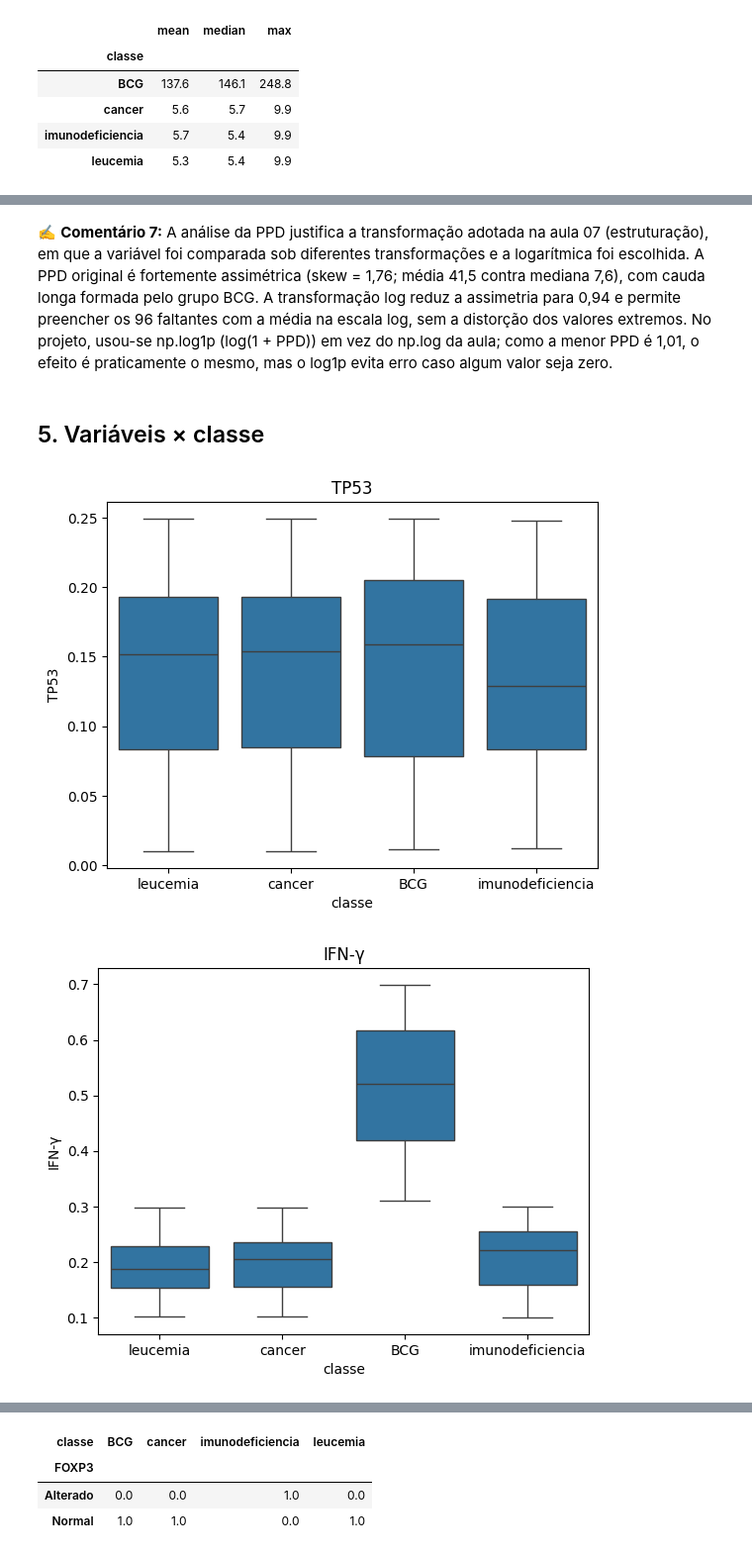
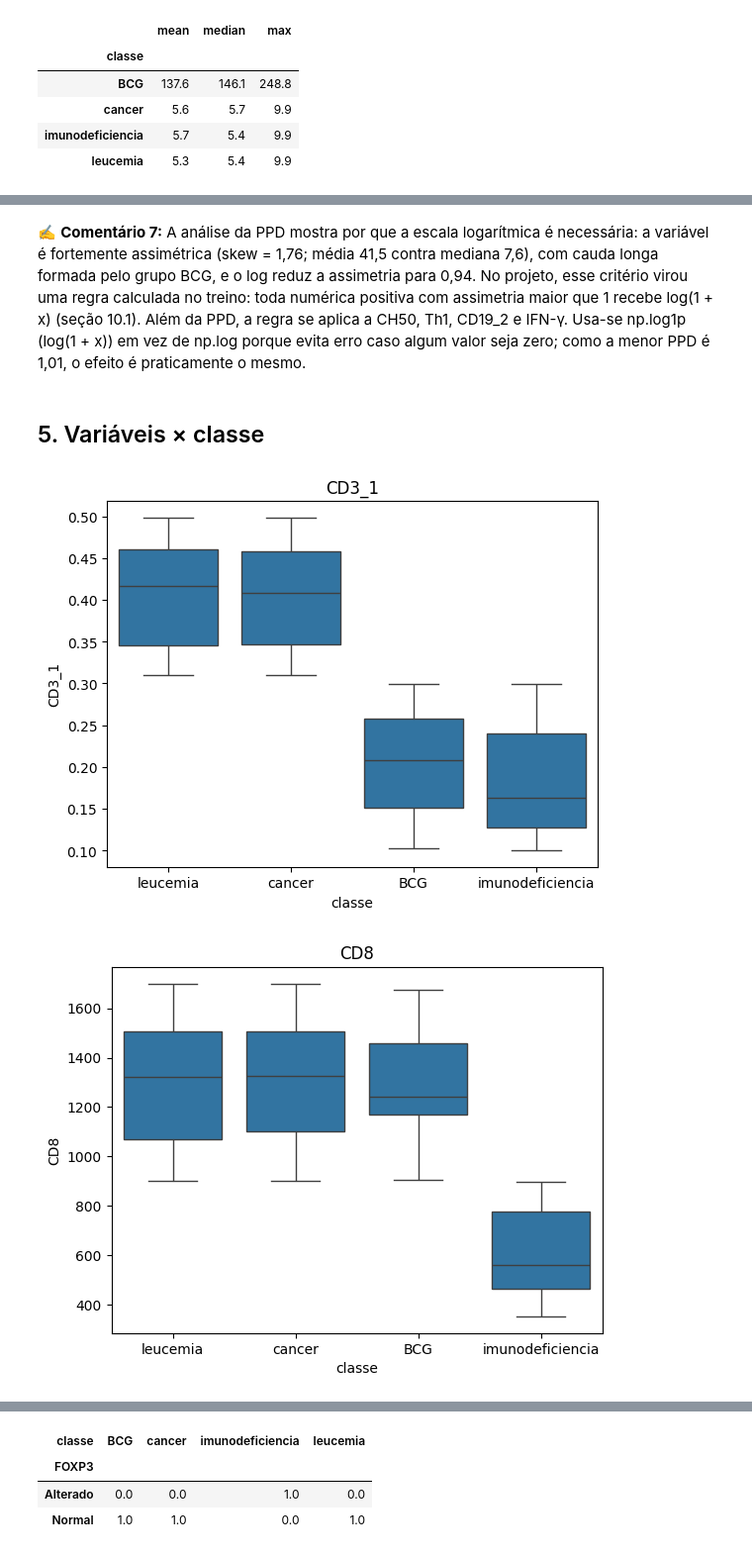
Before and after one commit to GabrielaKoerich/projeto_python_ml, a Jupyter notebook: notebooks/01_AED_relatorio_comentado.ipynb, the cells around one changed output, grey strips where cells are left out. Shown at 99% size. Cells and saved outputs as stored; diff of their text form; code cells hidden in the pictures.

Commit message:
Corrige seleção de variáveis

```diff
--- a/notebooks/01_AED_relatorio_comentado.ipynb
+++ b/notebooks/01_AED_relatorio_comentado.ipynb
@@ -407,26 +407,24 @@ Média / mediana (original): 5.5
 # %% [markdown]
-✍️ **Comentário 7:** A análise da PPD justifica a transformação adotada na aula 07 (estruturação), em que a variável foi comparada sob diferentes transformações e a logarítmica foi escolhida. A PPD original é fortemente assimétrica (skew = 1,76; média 41,5 contra mediana 7,6), com cauda longa formada pelo grupo BCG. A transformação log reduz a assimetria para 0,94 e permite preencher os 96 faltantes com a média na escala log, sem a distorção dos valores extremos. No projeto, usou-se np.log1p (log(1 + PPD)) em vez do np.log da aula; como a menor PPD é 1,01, o efeito é praticamente o mesmo, mas o log1p evita erro caso algum valor seja zero.
+✍️ **Comentário 7:** A análise da PPD mostra por que a escala logarítmica é necessária: a variável é fortemente assimétrica (skew = 1,76; média 41,5 contra mediana 7,6), com cauda longa formada pelo grupo BCG, e o log reduz a assimetria para 0,94. No projeto, esse critério virou uma regra calculada no treino: toda numérica positiva com assimetria maior que 1 recebe log(1 + x) (seção 10.1). Além da PPD, a regra se aplica a CH50, Th1, CD19_2 e IFN-γ. Usa-se np.log1p (log(1 + x)) em vez de np.log porque evita erro caso algum valor seja zero; como a menor PPD é 1,01, o efeito é praticamente o mesmo.
 # %% [markdown]
 ## 5. Variáveis × classe
 # %%
 # Boxplot de cada biomarcador por classe.
 # O laço "for" repete o gráfico para cada variável da lista.
 # Leitura: linha central = mediana; caixa = 50% centrais (Q1 a Q3);
 # bigodes = faixa sem outliers; pontos = outliers.
 # Caixas em alturas diferentes -> o biomarcador separa as classes.
 
 # POR QUE ESSES BIOMARCADORES?
-# São as variáveis numéricas mostrasad na aula 09
-# (seleção de variáveis) e usadas nos modelos deste projeto, junto com
-# PPD_log e FOXP3. O CD7 representa o bloco de marcadores
-# correlacionados entre si (CD34, CD19_1, CD20_1, CD22, CD3_1, CD7;
-# no banco da aula ele aparece como "correlatas").
-# IFN-γ também é a VARIÁVEL ALVO da regressão, ou seja, o
-# valor que o modelo tenta prever.
-for var in ["TP53", "IFN-γ", "CD3_2", "CD8", "CD7"]:
+# São as numéricas escolhidas pela seleção de variáveis do projeto
+# (seção 10), feita só com o treino: PPD_log (vista na seção 4), CD3_1,
+# CD8 e CD56. A TP53 entra para comparação: é um exemplo de variável
+# que NÃO separa as classes e por isso foi excluída.
+# IFN-γ aparece por ser a VARIÁVEL ALVO da regressão.
+for var in ["CD3_1", "CD8", "CD56", "TP53", "IFN-γ"]:
     sns.boxplot(data=df, x="classe", y=var)
     plt.title(var)
     plt.show()
 # %% [output]
-[figure, old version]
+[figure, new version]
-[figure, old version]
+[figure, new version]
```
Also changed, not shown: parts of 33 cells of this notebook, 11 other files.
